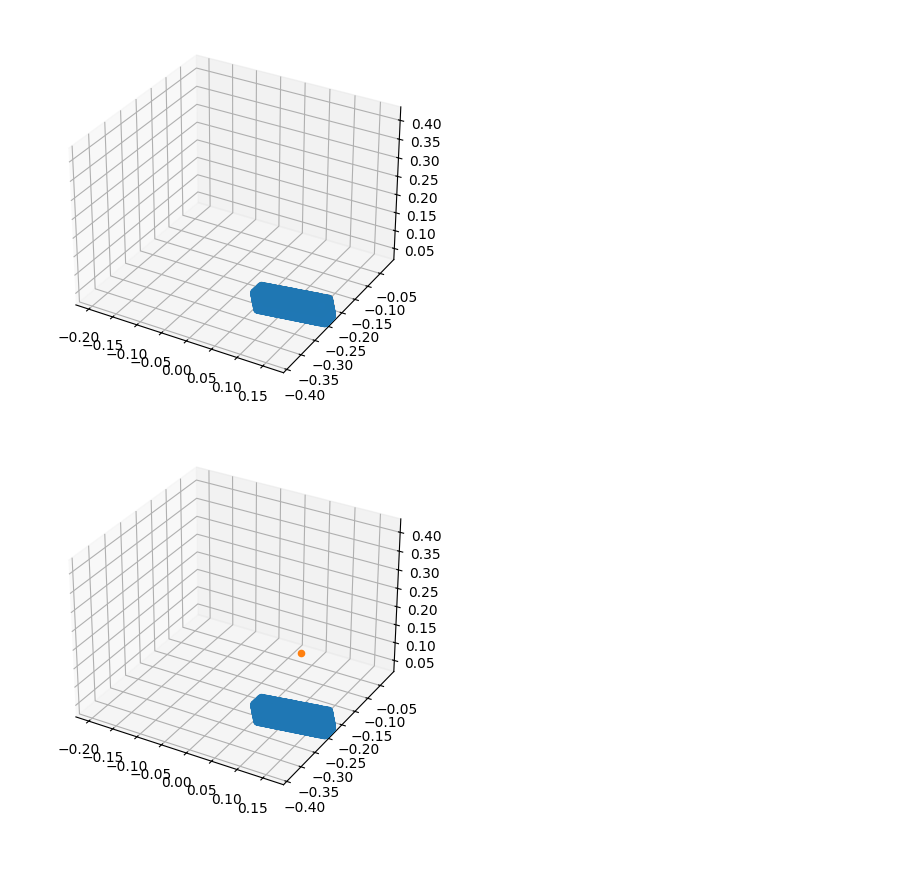
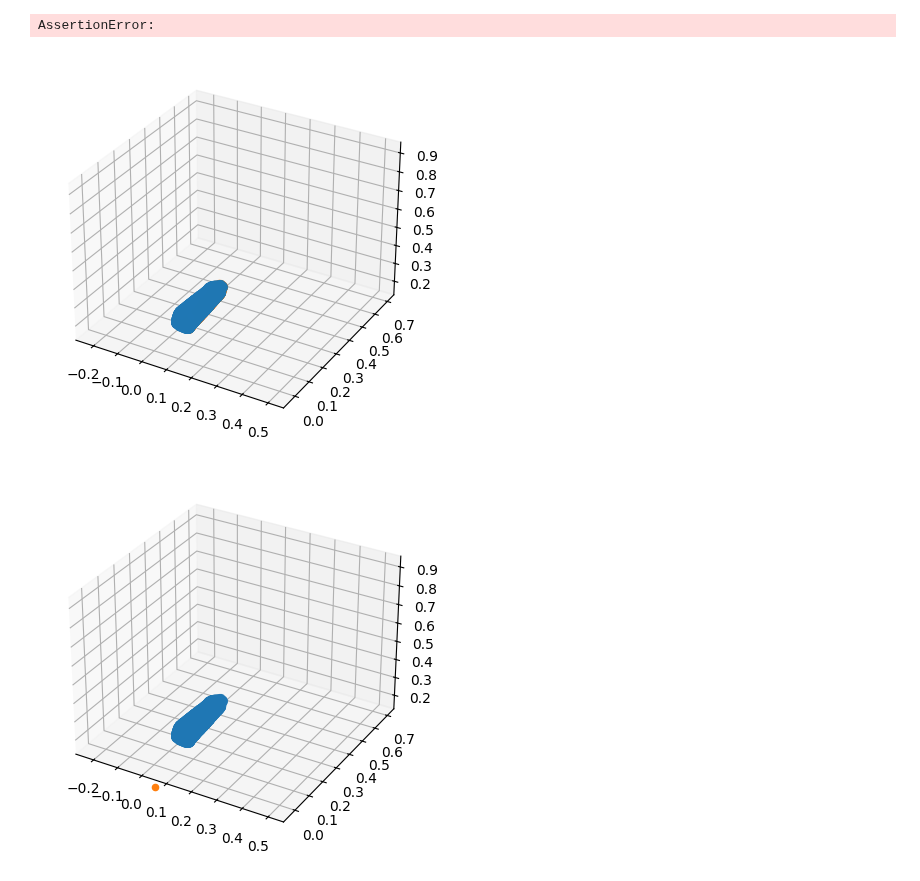
Before and after one commit to ArmanOmmid/ArchExp275, a Jupyter notebook: icp.ipynb, the cells around one changed output. Cells and saved outputs as stored; diff of their text form; code cells hidden in the pictures; blank space fills up the shorter version.

```diff
--- a/icp.ipynb
+++ b/icp.ipynb
@@ -49,9 +50,6 @@ depth = scene["depth"]()
 label = scene["label"]()
 meta = scene["meta"]
 
-mask = label == np.unique(label)[0]
-target_size = (256, 128)
-
 plt.figure(figsize=(15, 10))
 plt.subplot(1, 3, 1)
 plt.imshow(rgb)
@@ -60,9 +58,19 @@ plt.imshow(depth)
 plt.subplot(1, 3, 3)
 plt.imshow(COLOR_PALETTE[label])  # draw colorful segmentation
 
-rgb_cr, _ = crop_and_resize(rgb, mask, target_size=target_size)
-depth_cr, _ = crop_and_resize(depth, mask, target_size=target_size)
-label_cr, scale = crop_and_resize(COLOR_PALETTE[label], mask, target_size=target_size)
+mask = label == np.unique(label)[0]
+target_size = None
+margin = 12
+aspect_ratio = False
+mask_fill = False
+
+(rgb_cr, depth_cr, label_cr, mask_cr), scale, translate = crop_and_resize_multiple(
+    (rgb, depth, COLOR_PALETTE[label], mask), mask, target_size=target_size, margin=margin,
+    aspect_ratio=aspect_ratio, mask_fill=mask_fill)
+
+
+print(depth[mask][:100])
+print(depth_cr[mask_cr][:100])
 
 plt.figure(figsize=(15, 10))
 plt.subplot(1, 3, 1)
@@ -79,37 +99,54 @@ plt.imshow(label_cr)  # draw colorful segmentation
 TEST_ICP = True
 if TEST_ICP:
 
-    selection = 3, 2, 2
+    selection = 2, 1, 1
     scene = data[selection]
+
 
     rgb = scene["color"]() * 255
     depth = scene["depth"]() / 1000
     label = scene["label"]()
     meta = scene["meta"]
 
-    back_projection = back_project(depth, meta, world=True)
+    item = 0
+    obj_id = meta["object_ids"][item]
+    scale, translate = None, None
 
-    item = 4
-    obj_id = meta["object_ids"][item]
+    MAX_SAMPLES = 4_000
+    mask = label == obj_id
+    target_size = None # (432, 768)
+    margin = 12
+    aspect_ratio = False
+    mask_fill = False
 
-    indices = np.where(label == obj_id)
-    obj_pnts = back_projection[indices]
-    obj_rgb = rgb[indices]
+    (rgb, depth, mask), scale, translate = crop_and_resize_multiple(
+        (rgb, depth, mask), mask, target_size=target_size, margin=margin,
+        aspect_ratio=aspect_ratio, mask_fill=mask_fill)
 
-    NUM_POINTS = len(obj_pnts)
-    print(NUM_POINTS)
-    SAMPLES = 20_000 # NUM_POINTS # 20_000
+    print(scale, translate)
+
+    target_pcd = back_project(depth, meta, mask, (scale, translate))
+
+    samples = min(len(target_pcd), MAX_SAMPLES)
+    if samples == MAX_SAMPLES:
+        sample_indices = np.linspace(start=0, stop=len(target_pcd)-1, num=samples, dtype=int)
+
+        target_pcd = target_pcd[sample_indices]
+
+    # indices = np.where(label == obj_id)
+    # obj_pnts = back_projection[indices]
+    # obj_rgb = rgb[indices]
 
     mesh = data.get_mesh(obj_id)
-    source_pcd, faces = trimesh.sample.sample_surface(mesh, SAMPLES)
+    source_pcd, faces = trimesh.sample.sample_surface(mesh, MAX_SAMPLES)
 
     source_pcd = source_pcd * meta["scales"][obj_id]
-    target_pcd = obj_pnts # / meta["scales"][obj_id] # Back Projected
+    target_pcd = target_pcd # / meta["scales"][obj_id] # Back Projected
 
     print(meta["object_names"])
 
-    scale = 0.1
-    translate = np.mean(obj_pnts, axis=0)
+    camera_scale = 0.2
+    camera_translate = np.mean(target_pcd, axis=0)
 
     attempts = 10
     # Visualization
@@ -124,11 +161,13 @@ if TEST_ICP:
     rte = compute_rte(T[:3, 3], gt_T[:3, 3])
     print(f"rre={rre}, rte={rte}")
 
-    compare_points(source_pcd @ T[:3, :3].T + T[:3, 3], target_pcd, scale=scale, translate=translate)
+    compare_points(source_pcd @ T[:3, :3].T + T[:3, 3], target_pcd, scale=camera_scale, translate=camera_translate)
 
     # These are individual plots and will also point at the origin (stray points)
-    compare_points(source_pcd @ T[:3, :3].T + T[:3, 3], np.zeros((1, 3)), scale=scale, translate=translate)
-    compare_points(np.zeros((1, 3)), target_pcd, scale=scale, translate=translate)
+    compare_points(source_pcd @ T[:3, :3].T + T[:3, 3], np.zeros((1, 3)), scale=camera_scale, translate=camera_translate)
+    compare_points(np.zeros((1, 3)), target_pcd, scale=camera_scale, translate=camera_translate)
 
-    compare_points(source_pcd @ gt_T[:3, :3].T + gt_T[:3, 3], target_pcd,  scale=scale, translate=translate)
+    compare_points(source_pcd @ gt_T[:3, :3].T + gt_T[:3, 3], target_pcd,  scale=camera_scale, translate=camera_translate)
+
+assert 0
 # %% [output]
@@ -147,2 +186,3 @@ rre=180.0, rte=0.0006892402218599145
+AssertionError:
-[figure, old version]
+[figure, new version]
-[figure, old version]
+[figure, new version]
```
Also changed, not shown: parts of 8 cells of this notebook, 2 other files.
